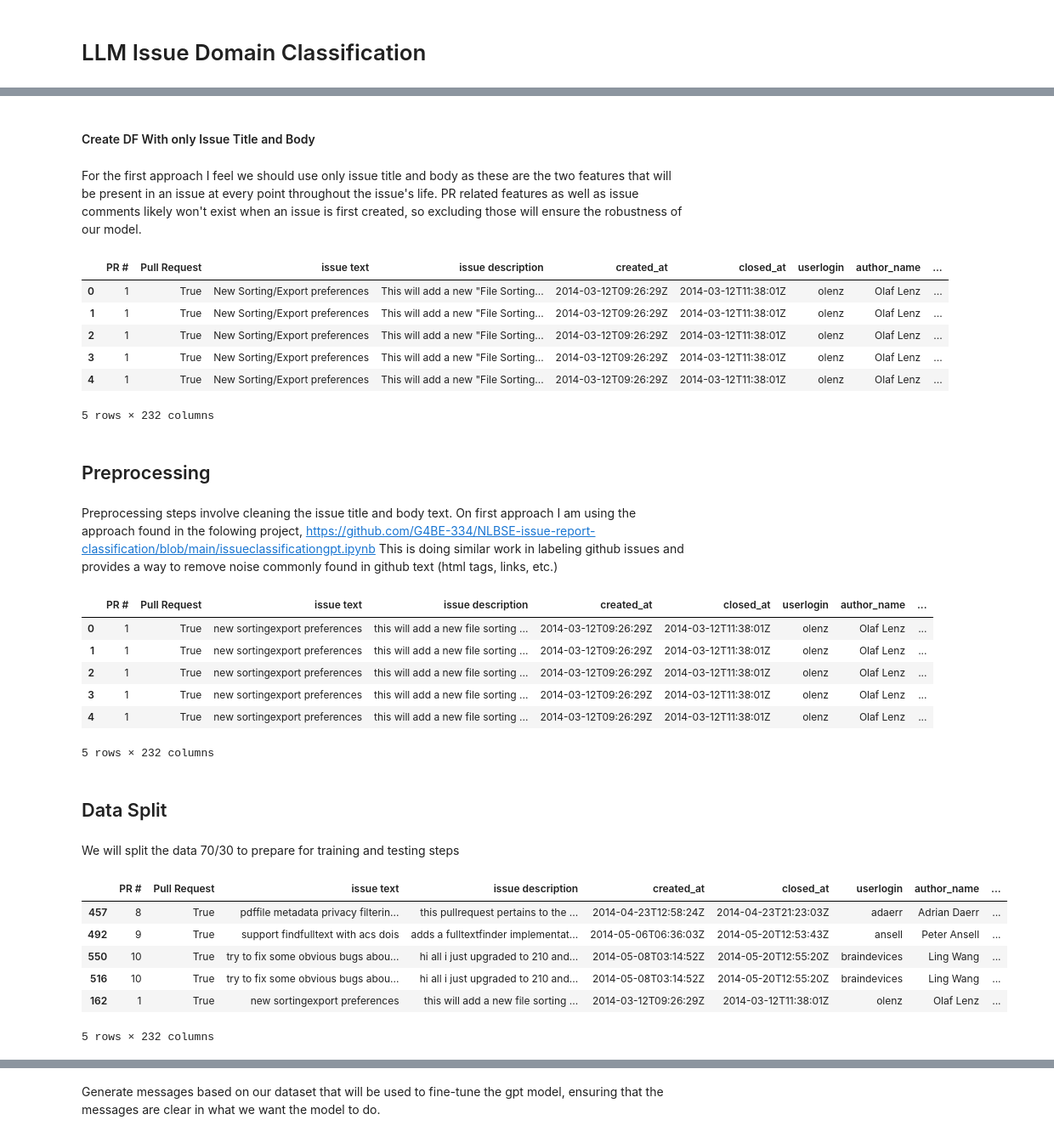
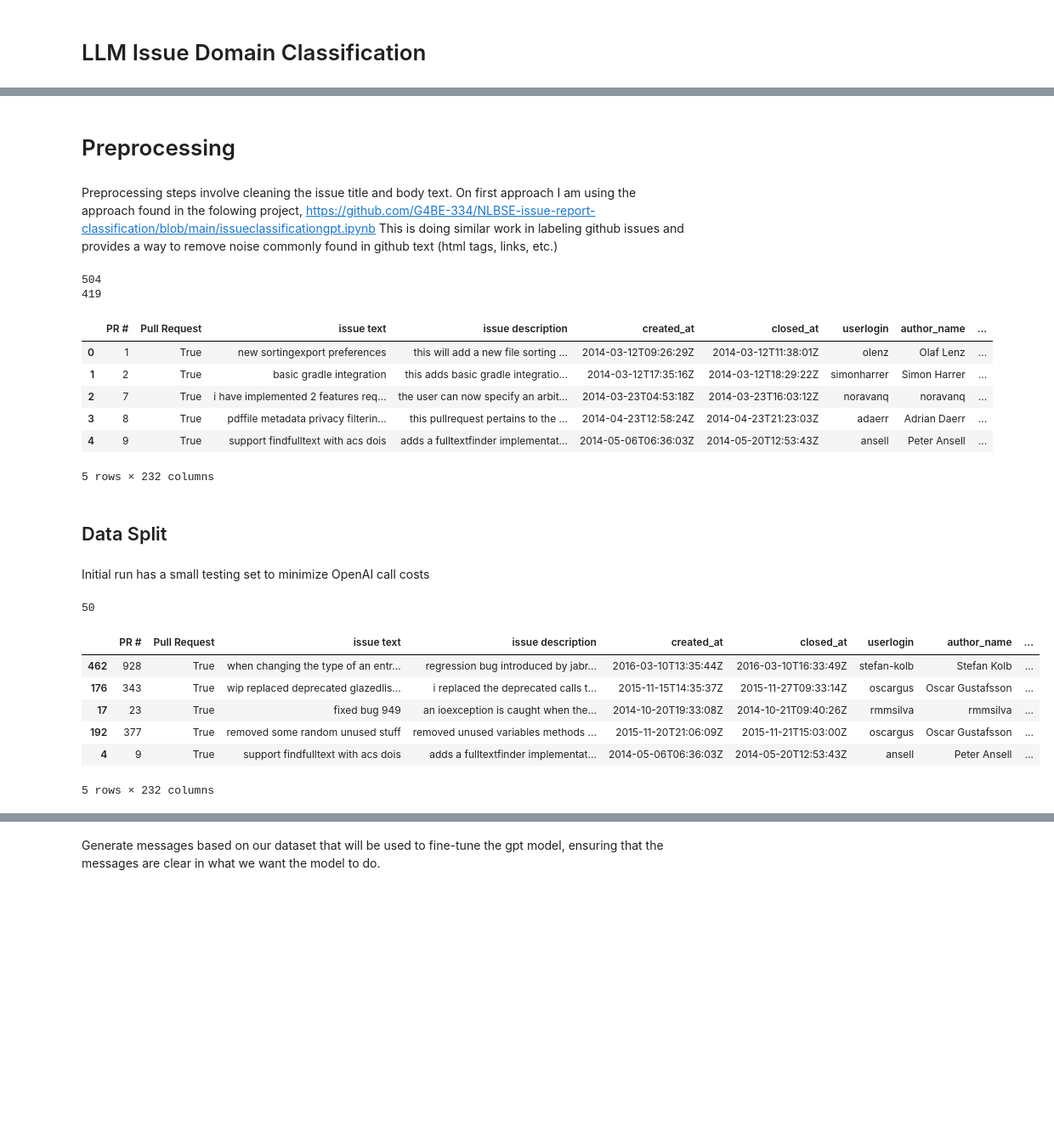
Before and after one commit to BenCarter44/ART-Predictions, a Jupyter notebook: LLM_Classification.ipynb, the cells around one changed output, grey strips where cells are left out. Shown at 85% size. Cells and saved outputs as stored; diff of their text form; code cells hidden in the pictures; blank space fills up the shorter version.

```diff
--- a/LLM_Classification.ipynb
+++ b/LLM_Classification.ipynb
@@ -50,25 +48,16 @@ issue_data.head()
 5 rows × 232 columns
-# %% [markdown]
-#### Create DF With only Issue Title and Body
-# %% [markdown]
-For the first approach I feel we should use only issue title and body as these are the two features that will be present in an issue at every point throughout the issue's life. PR related features as well as issue comments likely won't exist when an issue is first created, so excluding those will ensure the robustness of our model.
-# %%
-df = issue_data
-
-df.head()
-# %% [output]
-|  | PR # | Pull Request | issue text | issue description | created_at | closed_at | userlogin | author_name | ... |
-| 0 | 1 | True | New Sorting/Export preferences | This will add a new "File Sorting... | 2014-03-12T09:26:29Z | 2014-03-12T11:38:01Z | olenz | Olaf Lenz | ... |
-| 1 | 1 | True | New Sorting/Export preferences | This will add a new "File Sorting... | 2014-03-12T09:26:29Z | 2014-03-12T11:38:01Z | olenz | Olaf Lenz | ... |
-| 2 | 1 | True | New Sorting/Export preferences | This will add a new "File Sorting... | 2014-03-12T09:26:29Z | 2014-03-12T11:38:01Z | olenz | Olaf Lenz | ... |
-| 3 | 1 | True | New Sorting/Export preferences | This will add a new "File Sorting... | 2014-03-12T09:26:29Z | 2014-03-12T11:38:01Z | olenz | Olaf Lenz | ... |
-| 4 | 1 | True | New Sorting/Export preferences | This will add a new "File Sorting... | 2014-03-12T09:26:29Z | 2014-03-12T11:38:01Z | olenz | Olaf Lenz | ... |
-5 rows × 232 columns
 # %% [markdown]
-## Preprocessing
+# Preprocessing
 # %% [markdown]
 Preprocessing steps involve cleaning the issue title and body text. On first approach I am using the approach found in the folowing project, https://github.com/G4BE-334/NLBSE-issue-report-classification/blob/main/issueclassificationgpt.ipynb
 This is doing similar work in labeling github issues and provides a way to remove noise commonly found in github text (html tags, links, etc.)
+# %%
+print(len(df))
+df.dropna(subset=['issue description'], inplace=True)
+print(len(df))
+# %% [output]
+504
+419
 # %%
 cleaned_count = 0
 original_count = 0
@@ -126,29 +115,30 @@ df.head()
 # %% [output]
 |  | PR # | Pull Request | issue text | issue description | created_at | closed_at | userlogin | author_name | ... |
 | 0 | 1 | True | new sortingexport preferences | this will add a new file sorting ... | 2014-03-12T09:26:29Z | 2014-03-12T11:38:01Z | olenz | Olaf Lenz | ... |
-| 1 | 1 | True | new sortingexport preferences | this will add a new file sorting ... | 2014-03-12T09:26:29Z | 2014-03-12T11:38:01Z | olenz | Olaf Lenz | ... |
-| 2 | 1 | True | new sortingexport preferences | this will add a new file sorting ... | 2014-03-12T09:26:29Z | 2014-03-12T11:38:01Z | olenz | Olaf Lenz | ... |
-| 3 | 1 | True | new sortingexport preferences | this will add a new file sorting ... | 2014-03-12T09:26:29Z | 2014-03-12T11:38:01Z | olenz | Olaf Lenz | ... |
-| 4 | 1 | True | new sortingexport preferences | this will add a new file sorting ... | 2014-03-12T09:26:29Z | 2014-03-12T11:38:01Z | olenz | Olaf Lenz | ... |
+| 1 | 2 | True | basic gradle integration | this adds basic gradle integratio... | 2014-03-12T17:35:16Z | 2014-03-12T18:29:22Z | simonharrer | Simon Harrer | ... |
+| 2 | 7 | True | i have implemented 2 features req... | the user can now specify an arbit... | 2014-03-23T04:53:18Z | 2014-03-23T16:03:12Z | noravanq | noravanq | ... |
+| 3 | 8 | True | pdffile metadata privacy filterin... | this pullrequest pertains to the ... | 2014-04-23T12:58:24Z | 2014-04-23T21:23:03Z | adaerr | Adrian Daerr | ... |
+| 4 | 9 | True | support findfulltext with acs dois | adds a fulltextfinder implementat... | 2014-05-06T06:36:03Z | 2014-05-20T12:53:43Z | ansell | Peter Ansell | ... |
 5 rows × 232 columns
 # %% [markdown]
 ## Data Split
 # %% [markdown]
-We will split the data 70/30 to prepare for training and testing steps
+Initial run has a small testing set to minimize OpenAI call costs
 # %%
 # Randomly sample 70% of the rows for the first DataFrame
-training_df = df.sample(frac=0.7, random_state=1)
+training_df = df.sample(frac=0.12, random_state=1)
 
 # The remaining 30% of the rows for the second DataFrame
 testing_df = df.drop(training_df.index)
-
+print(len(training_df))
 training_df.head()
 # %% [output]
+50
 |  | PR # | Pull Request | issue text | issue description | created_at | closed_at | userlogin | author_name | ... |
-| 457 | 8 | True | pdffile metadata privacy filterin... | this pullrequest pertains to the ... | 2014-04-23T12:58:24Z | 2014-04-23T21:23:03Z | adaerr | Adrian Daerr | ... |
-| 492 | 9 | True | support findfulltext with acs dois | adds a fulltextfinder implementat... | 2014-05-06T06:36:03Z | 2014-05-20T12:53:43Z | ansell | Peter Ansell | ... |
-| 550 | 10 | True | try to fix some obvious bugs abou... | hi all i just upgraded to 210 and... | 2014-05-08T03:14:52Z | 2014-05-20T12:55:20Z | braindevices | Ling Wang | ... |
-| 516 | 10 | True | try to fix some obvious bugs abou... | hi all i just upgraded to 210 and... | 2014-05-08T03:14:52Z | 2014-05-20T12:55:20Z | braindevices | Ling Wang | ... |
-| 162 | 1 | True | new sortingexport preferences | this will add a new file sorting ... | 2014-03-12T09:26:29Z | 2014-03-12T11:38:01Z | olenz | Olaf Lenz | ... |
+| 462 | 928 | True | when changing the type of an entr... | regression bug introduced by jabr... | 2016-03-10T13:35:44Z | 2016-03-10T16:33:49Z | stefan-kolb | Stefan Kolb | ... |
+| 176 | 343 | True | wip replaced deprecated glazedlis... | i replaced the deprecated calls t... | 2015-11-15T14:35:37Z | 2015-11-27T09:33:14Z | oscargus | Oscar Gustafsson | ... |
+| 17 | 23 | True | fixed bug 949 | an ioexception is caught when the... | 2014-10-20T19:33:08Z | 2014-10-21T09:40:26Z | rmmsilva | rmmsilva | ... |
+| 192 | 377 | True | removed some random unused stuff | removed unused variables methods ... | 2015-11-20T21:06:09Z | 2015-11-21T15:03:00Z | oscargus | Oscar Gustafsson | ... |
+| 4 | 9 | True | support findfulltext with acs dois | adds a fulltextfinder implementat... | 2014-05-06T06:36:03Z | 2014-05-20T12:53:43Z | ansell | Peter Ansell | ... |
-5 rows × 232 columns
+5 rows × 232 columns
 # %% [markdown]
```
Also changed, not shown: parts of 45 cells of this notebook.
